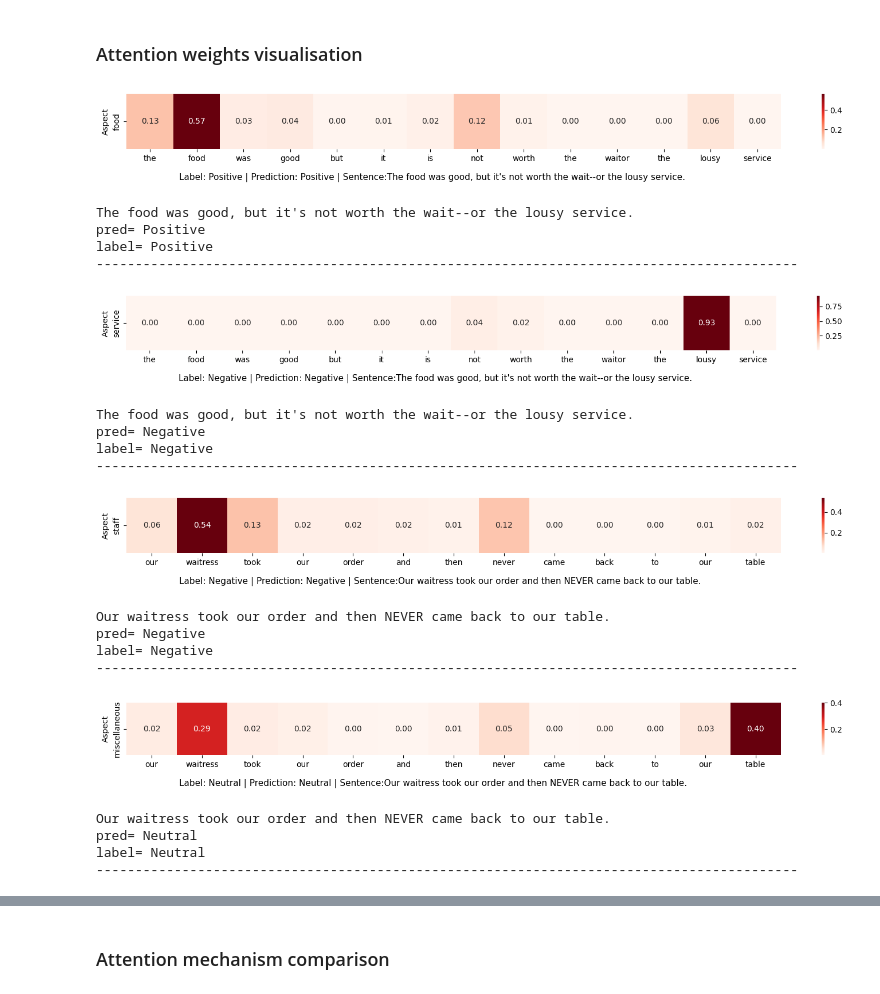
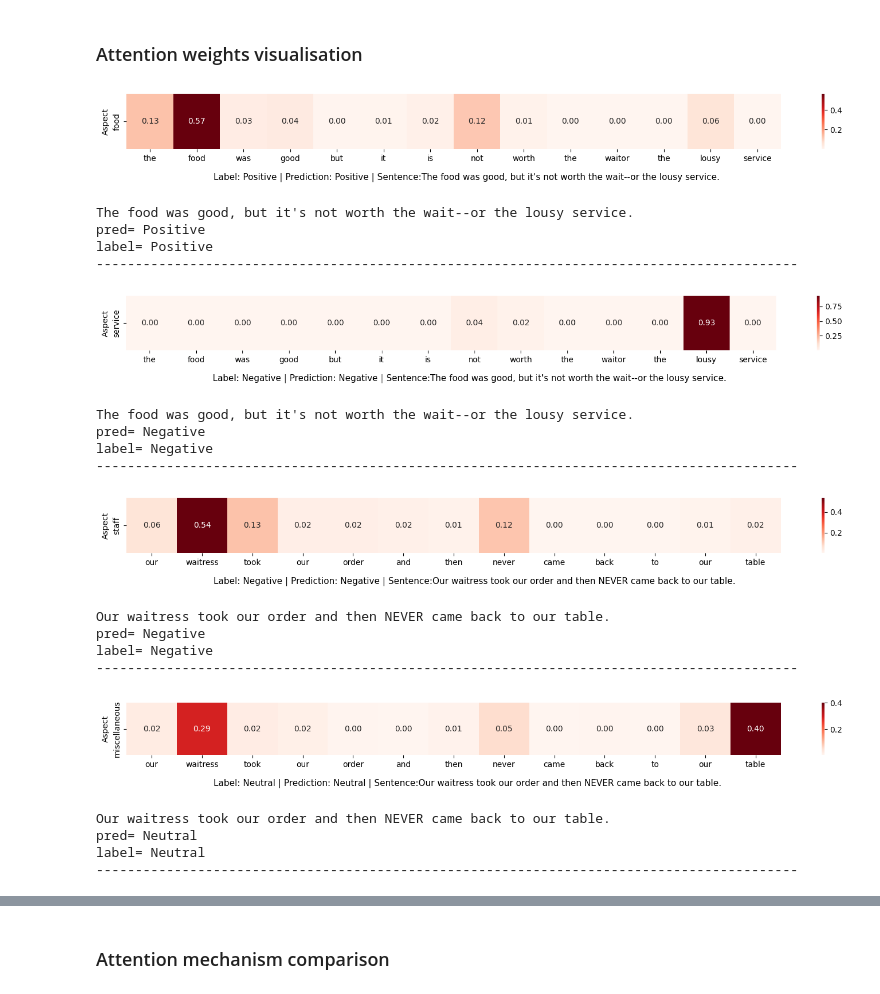
Before and after one commit to milanaveed/cits4012_project, a Jupyter notebook: 4012_v1.ipynb, the cells around one changed output, grey strips where cells are left out. Saved outputs shown, nothing was run; the diff lists cells and outputs as text; code cells hidden in the pictures.

```diff
--- a/4012_v1.ipynb
+++ b/4012_v1.ipynb
@@ -2293,7 +2293,7 @@ def generate_plot(index, sentence, aspect, attention_weights, text):
     # plt.title("Attention Visualization")
     bottom_text = text
     fig.text(
-        0.1,
+        0.14,
         -0.1,
         bottom_text,
         horizontalalignment="left",
@@ -2346,45 +2346,45 @@ with torch.no_grad():
     data_iter = iter(test_loader2)
 
     batch_sentences, batch_aspects, labels = next(data_iter)
 
     for target_index in list(range(32)):
 
         sentences = batch_sentences[target_index].unsqueeze(0).to(device)
         aspects = batch_aspects[target_index].unsqueeze(0).to(device)
 
         # Get the attention weight from the model
         outputs, attention_weights = model3(sentences, aspects)
         _, predicted = torch.max(outputs, 1)
         all_predictions.extend(predicted.cpu().numpy())
         all_labels.extend(labels.cpu().numpy())
 
         index_to_label = {0: "Neutral", 1: "Positive", 2: "Negative"}
 
         # visualize_attention(
         #     test_df, target_index, attention_weights, all_predictions, all_labels
         # )
 
         if target_index in list([2, 3, 10, 11]):
             visualize_attention(
                 test_df, target_index, attention_weights, all_predictions, all_labels
             )
 # %% [output]
-[figure, old version]
+[figure, new version]
 The food was good, but it's not worth the wait--or the lousy service.
 pred= Positive
 label= Positive
 ------------------------------------------------------------------------------------------
-[figure, old version]
+[figure, new version]
 The food was good, but it's not worth the wait--or the lousy service.
 pred= Negative
 label= Negative
 ------------------------------------------------------------------------------------------
-[figure, old version]
+[figure, new version]
 Our waitress took our order and then NEVER came back to our table.
 pred= Negative
 label= Negative
 ------------------------------------------------------------------------------------------
-[figure, old version]
+[figure, new version]
 Our waitress took our order and then NEVER came back to our table.
 pred= Neutral
 label= Neutral
```
Also changed, not shown: 4 other files.
